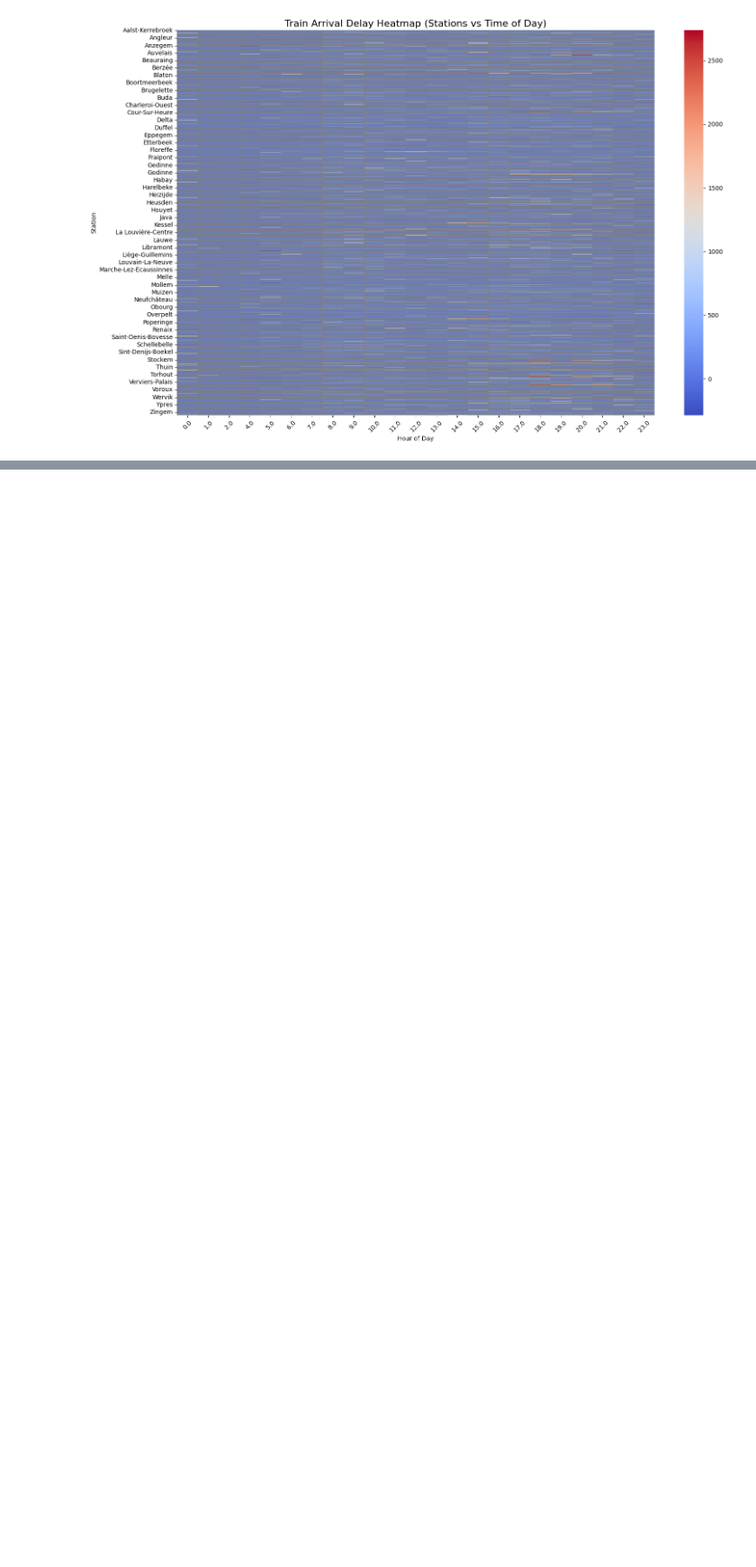
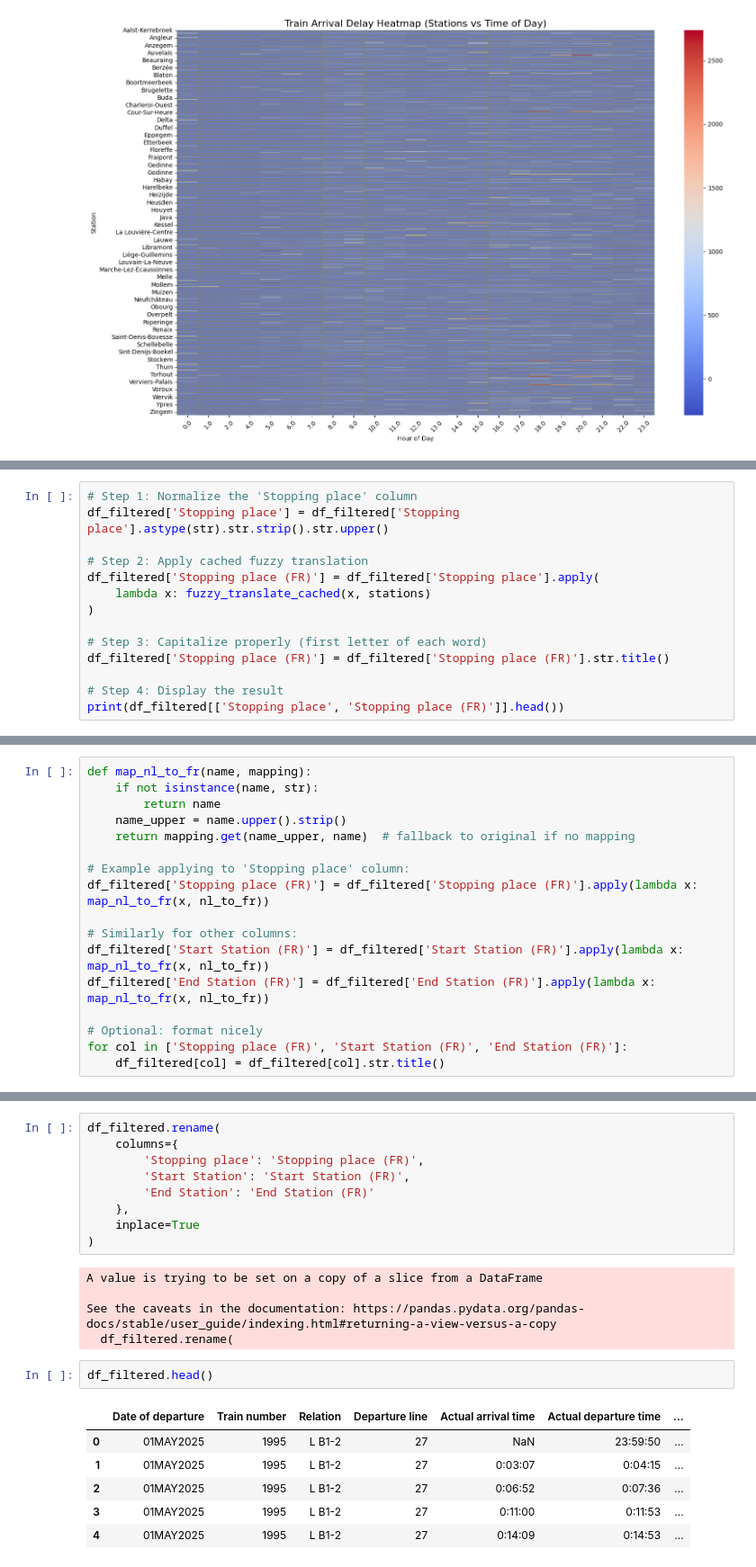
Before and after one commit to DT-Service-Consulting/tempocom-app, a Jupyter notebook: Data_cleaning.ipynb, the cells around one changed output, grey strips where cells are left out. Shown: that part at 90% size. Cells and saved outputs as stored; diff of their text form; blank space fills up the shorter version.

```diff
--- a/Data_cleaning.ipynb
+++ b/Data_cleaning.ipynb
@@ -867,0 +1079,14 @@ plt.show()
+# %%
+# Step 1: Normalize the 'Stopping place' column
+df_filtered['Stopping place'] = df_filtered['Stopping place'].astype(str).str.strip().str.upper()
+
+# Step 2: Apply cached fuzzy translation
+df_filtered['Stopping place (FR)'] = df_filtered['Stopping place'].apply(
+    lambda x: fuzzy_translate_cached(x, stations)
+)
+
+# Step 3: Capitalize properly (first letter of each word)
+df_filtered['Stopping place (FR)'] = df_filtered['Stopping place (FR)'].str.title()
+
+# Step 4: Display the result
+print(df_filtered[['Stopping place', 'Stopping place (FR)']].head())
@@ -867,0 +1100,17 @@ plt.show()
+# %%
+def map_nl_to_fr(name, mapping):
+    if not isinstance(name, str):
+        return name
+    name_upper = name.upper().strip()
+    return mapping.get(name_upper, name)  # fallback to original if no mapping
+
+# Example applying to 'Stopping place' column:
+df_filtered['Stopping place (FR)'] = df_filtered['Stopping place (FR)'].apply(lambda x: map_nl_to_fr(x, nl_to_fr))
+
+# Similarly for other columns:
+df_filtered['Start Station (FR)'] = df_filtered['Start Station (FR)'].apply(lambda x: map_nl_to_fr(x, nl_to_fr))
+df_filtered['End Station (FR)'] = df_filtered['End Station (FR)'].apply(lambda x: map_nl_to_fr(x, nl_to_fr))
+
+# Optional: format nicely
+for col in ['Stopping place (FR)', 'Start Station (FR)', 'End Station (FR)']:
+    df_filtered[col] = df_filtered[col].str.title()
@@ -867,0 +1128,23 @@ plt.show()
+# %%
+df_filtered.rename(
+    columns={
+        'Stopping place': 'Stopping place (FR)',
+        'Start Station': 'Start Station (FR)',
+        'End Station': 'End Station (FR)'
+    },
+    inplace=True
+)
+# %% [output]
+A value is trying to be set on a copy of a slice from a DataFrame
+
+See the caveats in the documentation: https://pandas.pydata.org/pandas-docs/stable/user_guide/indexing.html#returning-a-view-versus-a-copy
+  df_filtered.rename(
+# %%
+df_filtered.head()
+# %% [output]
+|  | Date of departure | Train number | Relation | Departure line | Actual arrival time | Actual departure time | ... |
+| 0 | 01MAY2025 | 1995 | L B1-2 | 27 | NaN | 23:59:50 | ... |
+| 1 | 01MAY2025 | 1995 | L B1-2 | 27 | 0:03:07 | 0:04:15 | ... |
+| 2 | 01MAY2025 | 1995 | L B1-2 | 27 | 0:06:52 | 0:07:36 | ... |
+| 3 | 01MAY2025 | 1995 | L B1-2 | 27 | 0:11:00 | 0:11:53 | ... |
+| 4 | 01MAY2025 | 1995 | L B1-2 | 27 | 0:14:09 | 0:14:53 | ... |
```
Also changed, not shown: parts of 17 cells of this notebook.
